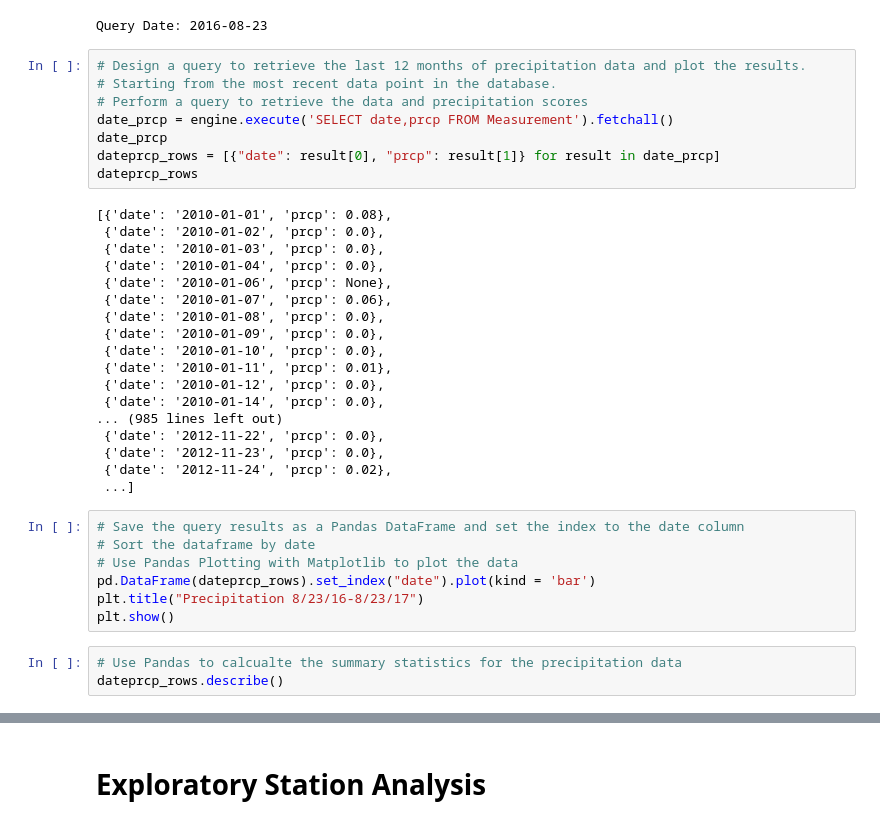
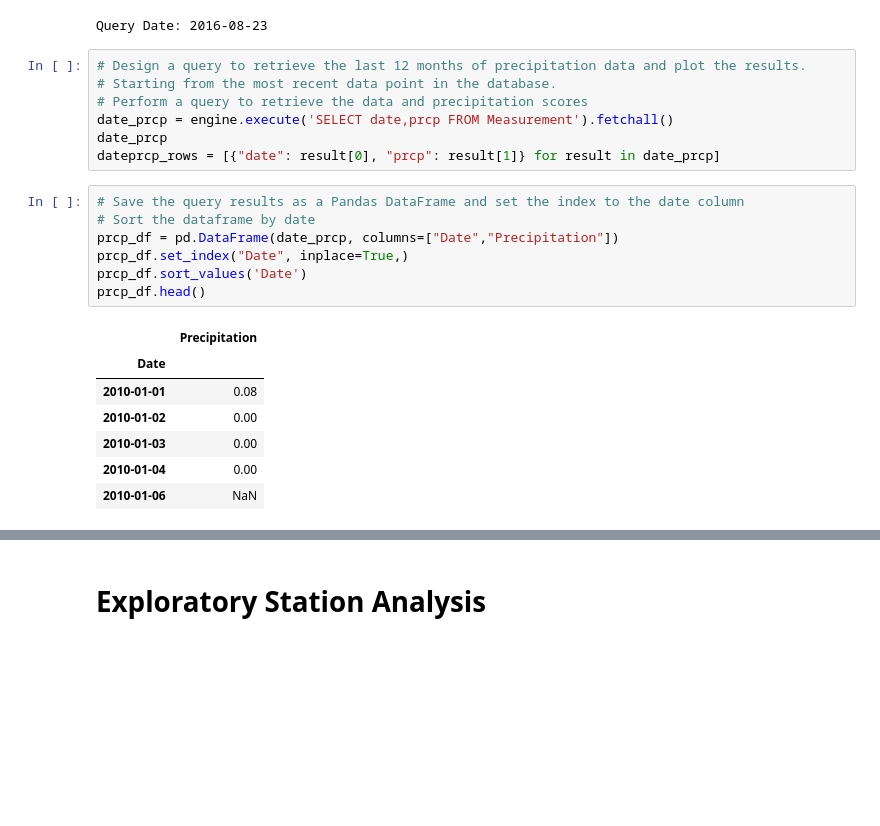
Before and after one commit to shechter430/sqlalchemy_challenge, a Jupyter notebook: climate_starter.ipynb, the cells around one changed output, grey strips where cells are left out. Saved outputs shown, nothing was run; the diff lists cells and outputs as text; blank space fills up the shorter version.

```diff
--- a/climate_starter.ipynb
+++ b/climate_starter.ipynb
@@ -58,32 +58,18 @@ Query Date: 2016-08-23
 date_prcp = engine.execute('SELECT date,prcp FROM Measurement').fetchall()
 date_prcp
 dateprcp_rows = [{"date": result[0], "prcp": result[1]} for result in date_prcp]
-dateprcp_rows
-# %% [output]
-[{'date': '2010-01-01', 'prcp': 0.08},
- {'date': '2010-01-02', 'prcp': 0.0},
- {'date': '2010-01-03', 'prcp': 0.0},
- {'date': '2010-01-04', 'prcp': 0.0},
- {'date': '2010-01-06', 'prcp': None},
- {'date': '2010-01-07', 'prcp': 0.06},
- {'date': '2010-01-08', 'prcp': 0.0},
- {'date': '2010-01-09', 'prcp': 0.0},
- {'date': '2010-01-10', 'prcp': 0.0},
- {'date': '2010-01-11', 'prcp': 0.01},
- {'date': '2010-01-12', 'prcp': 0.0},
- {'date': '2010-01-14', 'prcp': 0.0},
-... (985 lines left out)
- {'date': '2012-11-22', 'prcp': 0.0},
- {'date': '2012-11-23', 'prcp': 0.0},
- {'date': '2012-11-24', 'prcp': 0.02},
- ...]
 # %%
 # Save the query results as a Pandas DataFrame and set the index to the date column
 # Sort the dataframe by date
-# Use Pandas Plotting with Matplotlib to plot the data
-pd.DataFrame(dateprcp_rows).set_index("date").plot(kind = 'bar')
-plt.title("Precipitation 8/23/16-8/23/17")
-plt.show()
+prcp_df = pd.DataFrame(date_prcp, columns=["Date","Precipitation"])
+prcp_df.set_index("Date", inplace=True,)
+prcp_df.sort_values('Date')
+prcp_df.head()
+# %% [output]
+|  | Precipitation |
+| Date |  |
+| 2010-01-01 | 0.08 |
+| 2010-01-02 | 0.00 |
+| 2010-01-03 | 0.00 |
+| 2010-01-04 | 0.00 |
+| 2010-01-06 | NaN |
-# %%
-# Use Pandas to calcualte the summary statistics for the precipitation data
-dateprcp_rows.describe()
```
Also changed, not shown: parts of 7 cells of this notebook, 3 other files.
